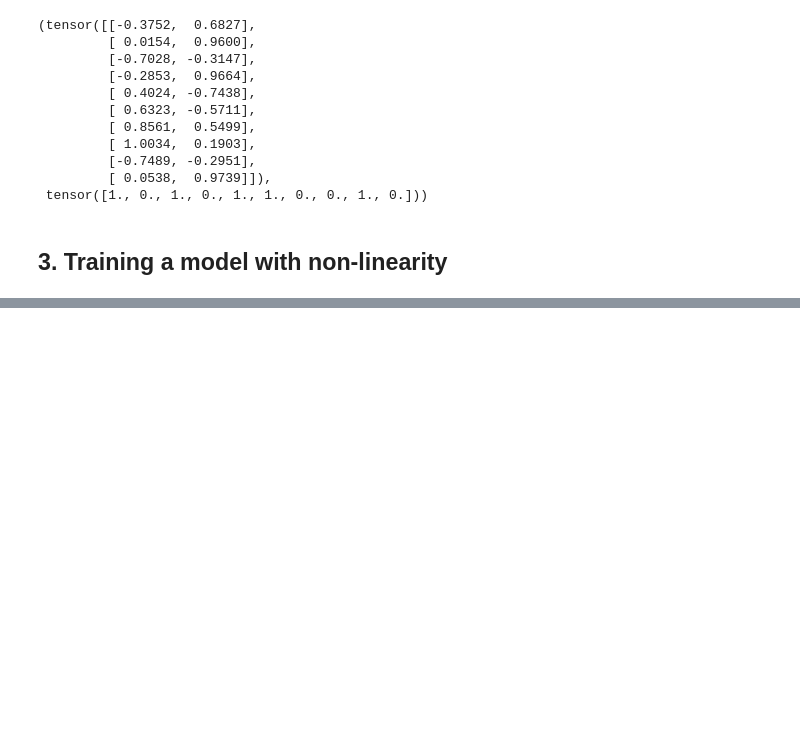
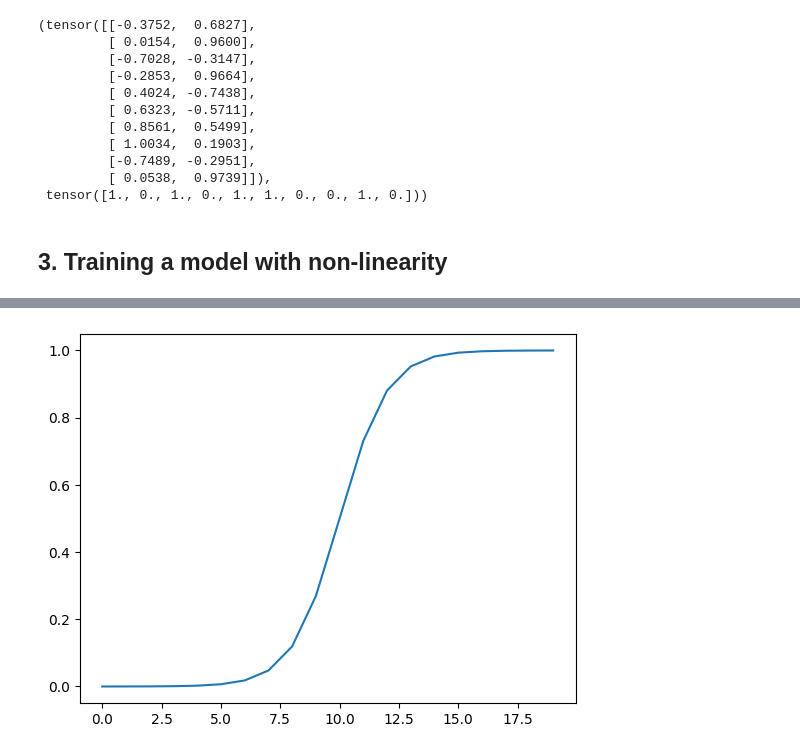
Before and after one commit to davidandw190/pytorch-deep-learning-workspace, a Jupyter notebook: notebooks-for-learning/02_pytorch_dl_classification.ipynb, the cells around one changed output, grey strips where cells are left out. Saved outputs shown, nothing was run; the diff lists cells and outputs as text; code cells hidden in the pictures; blank space fills up the shorter version.

```diff
--- a/notebooks-for-learning/02_pytorch_dl_classification.ipynb
+++ b/notebooks-for-learning/02_pytorch_dl_classification.ipynb
@@ -363,0 +377,4 @@ plot_decision_boundary(model_0, X_test, y_test)
+# %%
+plt.plot(sigmoid(A));
+# %% [output]
+[figure, added]
```
Also changed, not shown: parts of 24 cells of this notebook.
